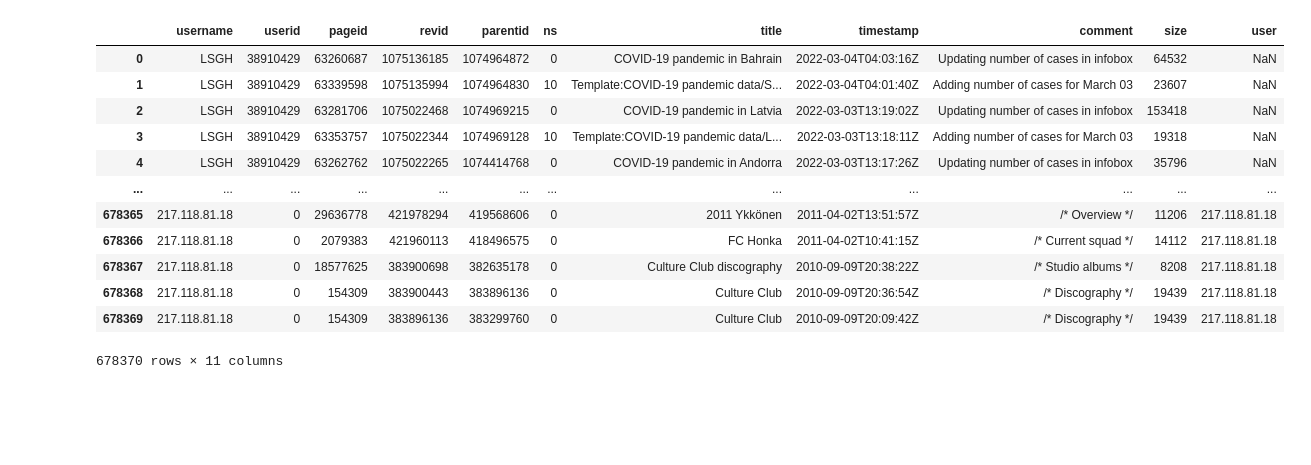
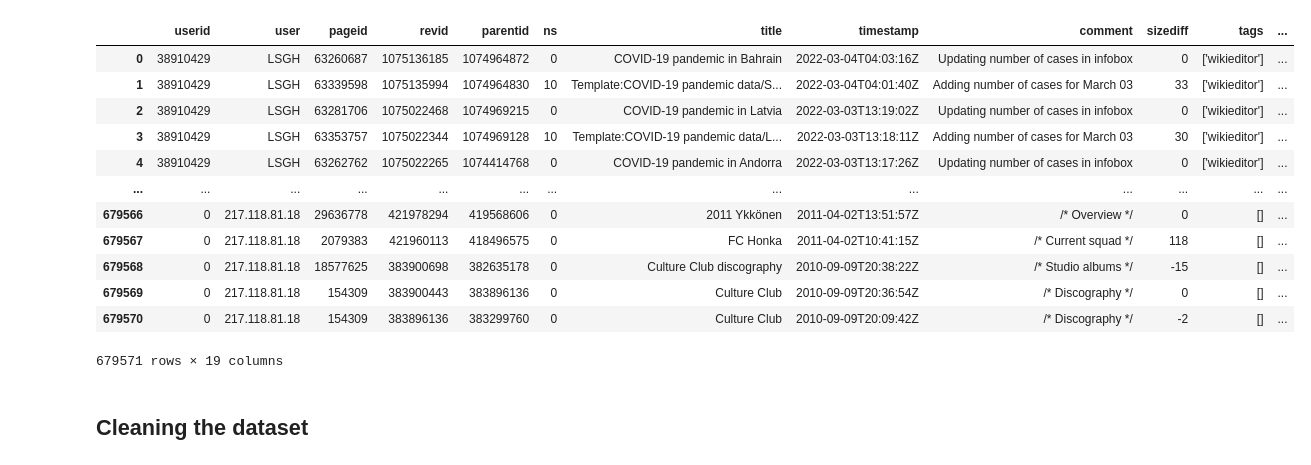
Before and after one commit to dh-epfl-students/dhlab-cultural-weaponisation-ukraine-benchmark, a Jupyter notebook: notebooks/All Users Analysis/users_contributions.ipynb, the cells around one changed output. Saved outputs shown, nothing was run; the diff lists cells and outputs as text; code cells hidden in the pictures; blank space fills up the shorter version.

```diff
--- a/notebooks/All Users Analysis/users_contributions.ipynb
+++ b/notebooks/All Users Analysis/users_contributions.ipynb
@@ -21,28 +94,24 @@ from datetime import timedelta
 from scipy.stats import variation
 from tqdm import tqdm
 # %%
-# import our small preprocessed database
+# import our small preprocessed database and the users contributions
 df = pd.read_csv('../../datas/final/small_db_preprocess.csv')
+df_contrib = pd.read_csv('../../datas/interim/All Users Analysis/users_contribs.csv')
 # %%
-# Top 10 users contributions 1. Registered Users 2. IP adress Users
-df_reg_contrib = pd.read_csv('../../datas/interim/All Users Analysis/top_user_contribs.csv')
-df_ip_contrib = pd.read_csv('../../datas/interim/All Users Analysis/ip_user_contribs_df.csv')
-
-# Merge both contribs df
-df_ip_contrib = df_ip_contrib.drop(['top', 'texthidden', 'new'], axis = 1) # clean quickly for fitting
-df_contrib = pd.concat([df_reg_contrib, df_ip_contrib], ignore_index=True)
 df_contrib
 # %% [output]
-|  | username | userid | pageid | revid | parentid | ns | title | timestamp | comment | size | user |
-| 0 | LSGH | 38910429 | 63260687 | 1075136185 | 1074964872 | 0 | COVID-19 pandemic in Bahrain | 2022-03-04T04:03:16Z | Updating number of cases in infobox | 64532 | NaN |
-| 1 | LSGH | 38910429 | 63339598 | 1075135994 | 1074964830 | 10 | Template:COVID-19 pandemic data/S... | 2022-03-04T04:01:40Z | Adding number of cases for March 03 | 23607 | NaN |
-| 2 | LSGH | 38910429 | 63281706 | 1075022468 | 1074969215 | 0 | COVID-19 pandemic in Latvia | 2022-03-03T13:19:02Z | Updating number of cases in infobox | 153418 | NaN |
-| 3 | LSGH | 38910429 | 63353757 | 1075022344 | 1074969128 | 10 | Template:COVID-19 pandemic data/L... | 2022-03-03T13:18:11Z | Adding number of cases for March 03 | 19318 | NaN |
-| 4 | LSGH | 38910429 | 63262762 | 1075022265 | 1074414768 | 0 | COVID-19 pandemic in Andorra | 2022-03-03T13:17:26Z | Updating number of cases in infobox | 35796 | NaN |
-| ... | ... | ... | ... | ... | ... | ... | ... | ... | ... | ... | ... |
-| 678365 | 217.118.81.18 | 0 | 29636778 | 421978294 | 419568606 | 0 | 2011 Ykkönen | 2011-04-02T13:51:57Z | /* Overview */ | 11206 | 217.118.81.18 |
-| 678366 | 217.118.81.18 | 0 | 2079383 | 421960113 | 418496575 | 0 | FC Honka | 2011-04-02T10:41:15Z | /* Current squad */ | 14112 | 217.118.81.18 |
-| 678367 | 217.118.81.18 | 0 | 18577625 | 383900698 | 382635178 | 0 | Culture Club discography | 2010-09-09T20:38:22Z | /* Studio albums */ | 8208 | 217.118.81.18 |
-| 678368 | 217.118.81.18 | 0 | 154309 | 383900443 | 383896136 | 0 | Culture Club | 2010-09-09T20:36:54Z | /* Discography */ | 19439 | 217.118.81.18 |
-| 678369 | 217.118.81.18 | 0 | 154309 | 383896136 | 383299760 | 0 | Culture Club | 2010-09-09T20:09:42Z | /* Discography */ | 19439 | 217.118.81.18 |
+|  | userid | user | pageid | revid | parentid | ns | title | timestamp | comment | sizediff | tags | ... |
+| 0 | 38910429 | LSGH | 63260687 | 1075136185 | 1074964872 | 0 | COVID-19 pandemic in Bahrain | 2022-03-04T04:03:16Z | Updating number of cases in infobox | 0 | ['wikieditor'] | ... |
+| 1 | 38910429 | LSGH | 63339598 | 1075135994 | 1074964830 | 10 | Template:COVID-19 pandemic data/S... | 2022-03-04T04:01:40Z | Adding number of cases for March 03 | 33 | ['wikieditor'] | ... |
+| 2 | 38910429 | LSGH | 63281706 | 1075022468 | 1074969215 | 0 | COVID-19 pandemic in Latvia | 2022-03-03T13:19:02Z | Updating number of cases in infobox | 0 | ['wikieditor'] | ... |
+| 3 | 38910429 | LSGH | 63353757 | 1075022344 | 1074969128 | 10 | Template:COVID-19 pandemic data/L... | 2022-03-03T13:18:11Z | Adding number of cases for March 03 | 30 | ['wikieditor'] | ... |
+| 4 | 38910429 | LSGH | 63262762 | 1075022265 | 1074414768 | 0 | COVID-19 pandemic in Andorra | 2022-03-03T13:17:26Z | Updating number of cases in infobox | 0 | ['wikieditor'] | ... |
+| ... | ... | ... | ... | ... | ... | ... | ... | ... | ... | ... | ... | ... |
+| 679566 | 0 | 217.118.81.18 | 29636778 | 421978294 | 419568606 | 0 | 2011 Ykkönen | 2011-04-02T13:51:57Z | /* Overview */ | 0 | [] | ... |
+| 679567 | 0 | 217.118.81.18 | 2079383 | 421960113 | 418496575 | 0 | FC Honka | 2011-04-02T10:41:15Z | /* Current squad */ | 118 | [] | ... |
+| 679568 | 0 | 217.118.81.18 | 18577625 | 383900698 | 382635178 | 0 | Culture Club discography | 2010-09-09T20:38:22Z | /* Studio albums */ | -15 | [] | ... |
+| 679569 | 0 | 217.118.81.18 | 154309 | 383900443 | 383896136 | 0 | Culture Club | 2010-09-09T20:36:54Z | /* Discography */ | 0 | [] | ... |
+| 679570 | 0 | 217.118.81.18 | 154309 | 383896136 | 383299760 | 0 | Culture Club | 2010-09-09T20:09:42Z | /* Discography */ | -2 | [] | ... |
-678370 rows × 11 columns
+679571 rows × 19 columns
+# %% [markdown]
+## Cleaning the dataset
```
Also changed, not shown: parts of 13 cells of this notebook, 5 other files.
